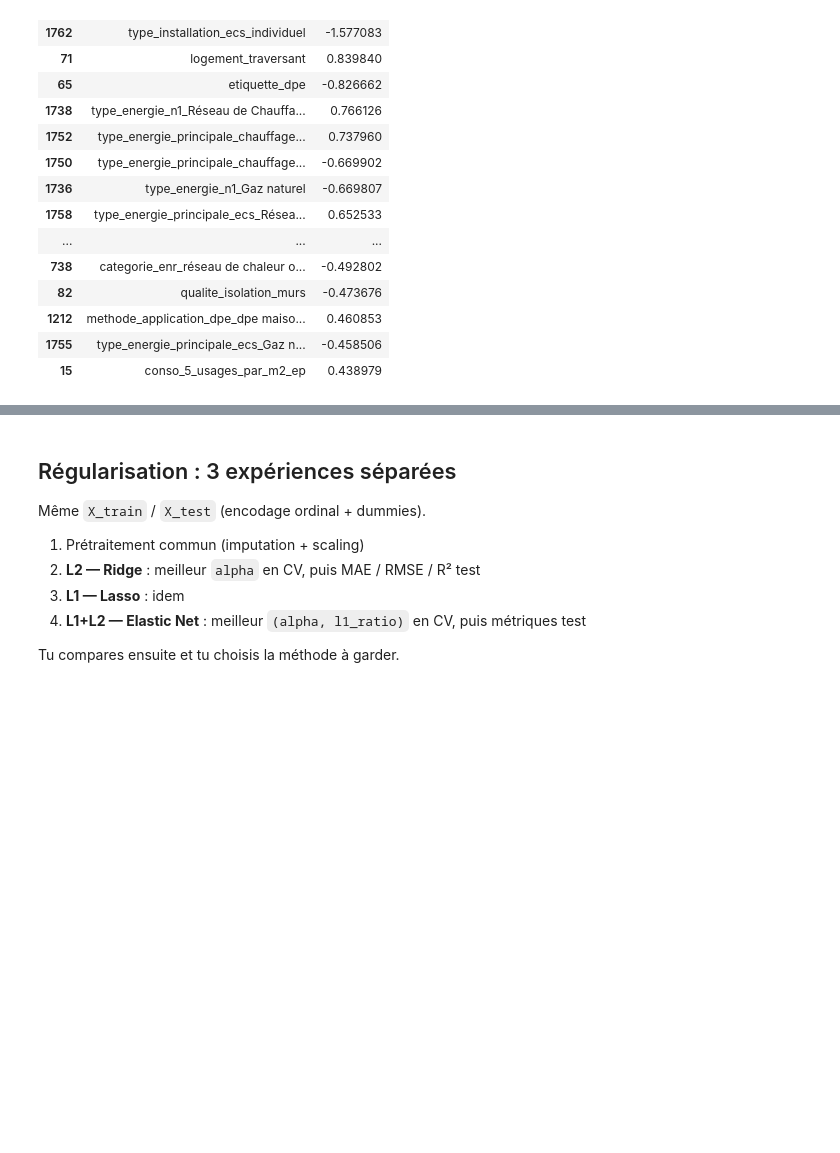
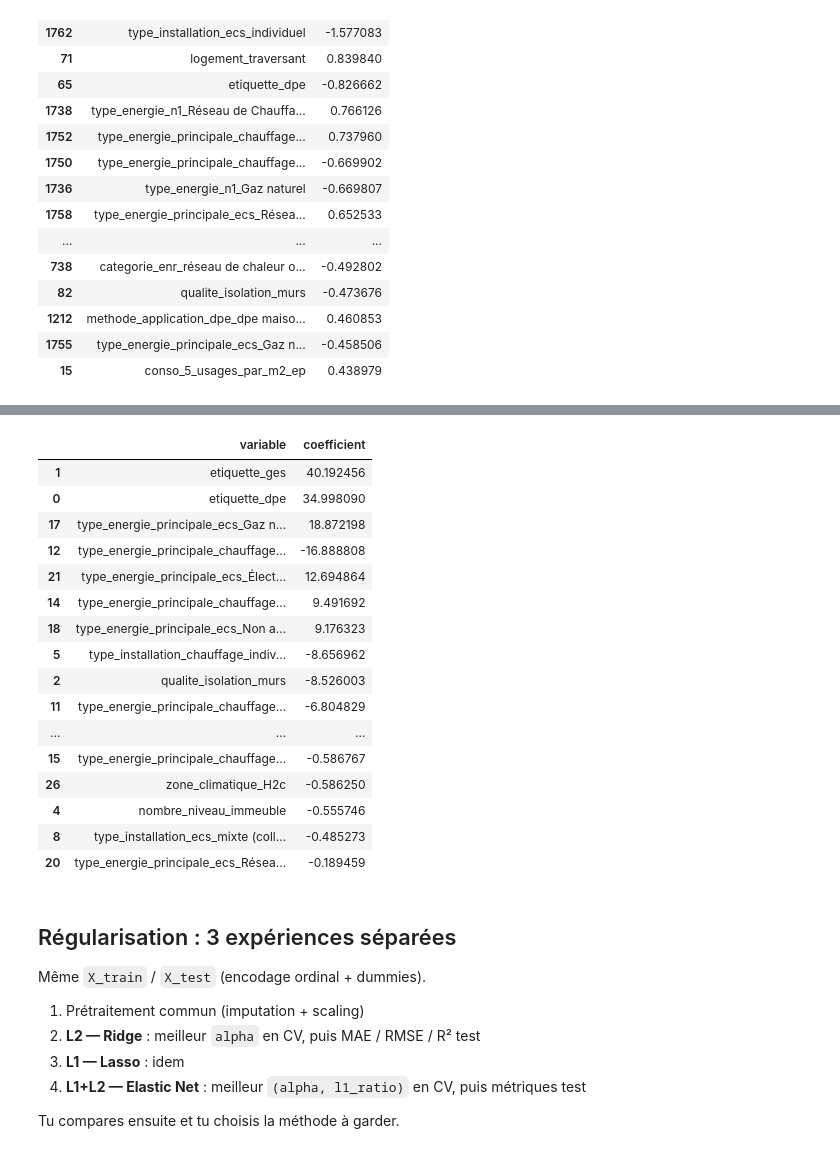
Before and after one commit to thomas-fonferrier/m2_enedis, a Jupyter notebook: notebooks/exploration_regression.ipynb, the cells around one changed output, grey strips where cells are left out. Cells and saved outputs as stored; diff of their text form; code cells hidden in the pictures; blank space fills up the shorter version.

```diff
--- a/notebooks/exploration_regression.ipynb
+++ b/notebooks/exploration_regression.ipynb
@@ -191,0 +308,18 @@ Coefficients : 1772
+# %%
+# --- L2 : Ridge (features propriétaire) ---
+grid_ridge_owner = GridSearchCV(
+    Ridge(),
+    param_grid={"alpha": alphas_owner},
+    scoring="neg_root_mean_squared_error",
+    cv=5,
+    n_jobs=-1,
+)
+grid_ridge_owner.fit(Xo_train_s, yo_train)
+
+yo_pred_ridge = grid_ridge_owner.predict(Xo_test_s)
+print("L2 — Ridge")
+print("  Meilleur alpha (CV) :", grid_ridge_owner.best_params_["alpha"])
+print("  RMSE CV            :", round(-grid_ridge_owner.best_score_, 3))
+print("  MAE  test :", round(mean_absolute_error(yo_test, yo_pred_ridge), 2))
+print("  RMSE test :", round(np.sqrt(mean_squared_error(yo_test, yo_pred_ridge)), 2))
+print("  R²   test :", round(r2_score(yo_test, yo_pred_ridge), 3))
@@ -191,0 +397,45 @@ Coefficients : 1772
+# %%
+# --- Synthèse : meilleure pénalisation (RMSE CV) ---
+owner_penalties = {
+    "L2 (Ridge)": grid_ridge_owner,
+    "L1 (Lasso)": grid_lasso_owner,
+    "L1+L2 (Elastic Net)": grid_enet_owner,
+}
+
+comparison_owner = pd.DataFrame(
+    [
+        {
+            "pénalisation": name,
+            "rmse_cv": -grid.best_score_,
+            "params": grid.best_params_,
+            "mae_test": mean_absolute_error(yo_test, grid.predict(Xo_test_s)),
+            "rmse_test": np.sqrt(mean_squared_error(yo_test, grid.predict(Xo_test_s))),
+            "r2_test": r2_score(yo_test, grid.predict(Xo_test_s)),
+        }
+        for name, grid in owner_penalties.items()
+    ]
+).sort_values("rmse_cv")
+
+best_name = comparison_owner.iloc[0]["pénalisation"]
+best_grid = owner_penalties[best_name]
+best_est = best_grid.best_estimator_
+
+print("Comparaison (triée par RMSE CV) :")
+print(comparison_owner.round(3).to_string(index=False))
+
+print("\n>>> Meilleure pénalisation :", best_name)
+print(">>> Hyperparamètres        :", best_grid.best_params_)
+print(">>> RMSE CV                :", round(-best_grid.best_score_, 3))
+print(">>> Intercept              :", round(float(best_est.intercept_), 3))
+
+coef_best_owner = (
+    pd.DataFrame(
+        {"variable": feat_owner_s, "coefficient": best_est.coef_}
+    )
+    .assign(abs_coef=lambda d: d["coefficient"].abs())
+    .sort_values("abs_coef", ascending=False)
+    .drop(columns="abs_coef")
+)
+print(f"\nCoefficients ({best_name}) :")
+coef_best_owner
+# %% [output]
@@ -192,3 +454,20 @@ Coefficients : 1772
+|  | variable | coefficient |
+| 1 | etiquette_ges | 40.192456 |
+| 0 | etiquette_dpe | 34.998090 |
+| 17 | type_energie_principale_ecs_Gaz n... | 18.872198 |
+| 12 | type_energie_principale_chauffage... | -16.888808 |
+| 21 | type_energie_principale_ecs_Élect... | 12.694864 |
+| 14 | type_energie_principale_chauffage... | 9.491692 |
+| 18 | type_energie_principale_ecs_Non a... | 9.176323 |
+| 5 | type_installation_chauffage_indiv... | -8.656962 |
+| 2 | qualite_isolation_murs | -8.526003 |
+| 11 | type_energie_principale_chauffage... | -6.804829 |
+| ... | ... | ... |
+| 15 | type_energie_principale_chauffage... | -0.586767 |
+| 26 | zone_climatique_H2c | -0.586250 |
+| 4 | nombre_niveau_immeuble | -0.555746 |
+| 8 | type_installation_ecs_mixte (coll... | -0.485273 |
+| 20 | type_energie_principale_ecs_Résea... | -0.189459 |
 # %% [markdown]
 ## Régularisation : 3 expériences séparées
 
```
Also changed, not shown: parts of 8 cells of this notebook, 1 other file.
